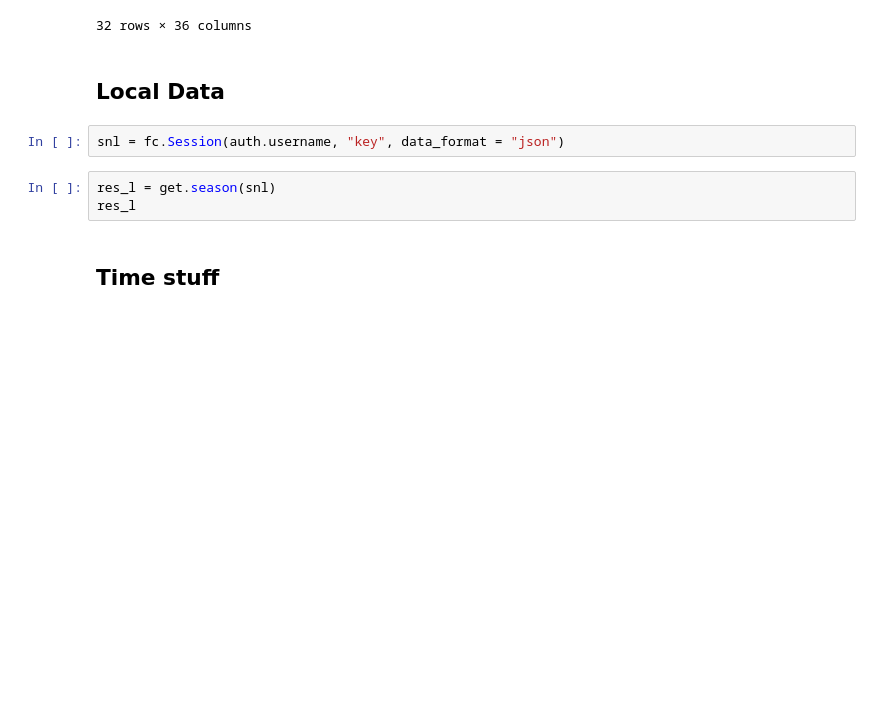
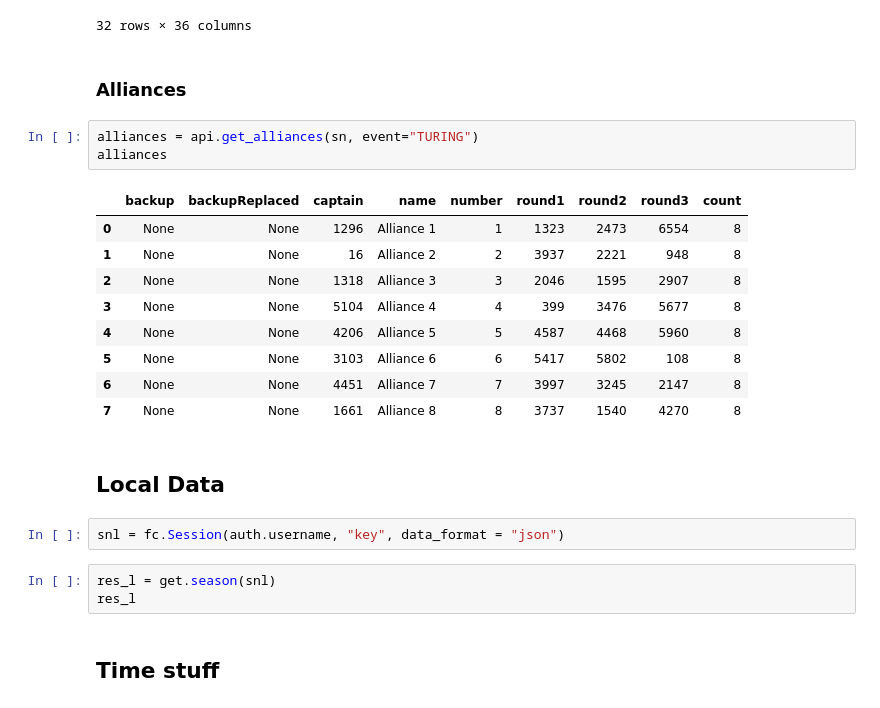
Before and after one commit to irwinsnet-old/fapy, a Jupyter notebook: fapy_examples.ipynb, the cells around one changed output. Cells and saved outputs as stored; diff of their text form; blank space fills up the shorter version.

Commit message:
Added get_alliances, updated docstrings, fixed 'frame_type' bug in get_hybrid().

```diff
--- a/fapy_examples.ipynb
+++ b/fapy_examples.ipynb
@@ -179,6 +179,21 @@ scores
 | 30 | 0 | Blue | 3 | 0 | 3 | 15 | 78 | ... |
 | 31 | 0 | Red | 25 | 0 | 25 | 15 | 100 | ... |
 32 rows × 36 columns
+# %% [markdown]
+### Alliances
+# %%
+alliances = api.get_alliances(sn, event="TURING")
+alliances
+# %% [output]
+|  | backup | backupReplaced | captain | name | number | round1 | round2 | round3 | count |
+| 0 | None | None | 1296 | Alliance 1 | 1 | 1323 | 2473 | 6554 | 8 |
+| 1 | None | None | 16 | Alliance 2 | 2 | 3937 | 2221 | 948 | 8 |
+| 2 | None | None | 1318 | Alliance 3 | 3 | 2046 | 1595 | 2907 | 8 |
+| 3 | None | None | 5104 | Alliance 4 | 4 | 399 | 3476 | 5677 | 8 |
+| 4 | None | None | 4206 | Alliance 5 | 5 | 4587 | 4468 | 5960 | 8 |
+| 5 | None | None | 3103 | Alliance 6 | 6 | 5417 | 5802 | 108 | 8 |
+| 6 | None | None | 4451 | Alliance 7 | 7 | 3997 | 3245 | 2147 | 8 |
+| 7 | None | None | 1661 | Alliance 8 | 8 | 3737 | 1540 | 4270 | 8 |
 # %% [markdown]
 ## Local Data
 # %%
```
Also changed, not shown: 3 other files.
